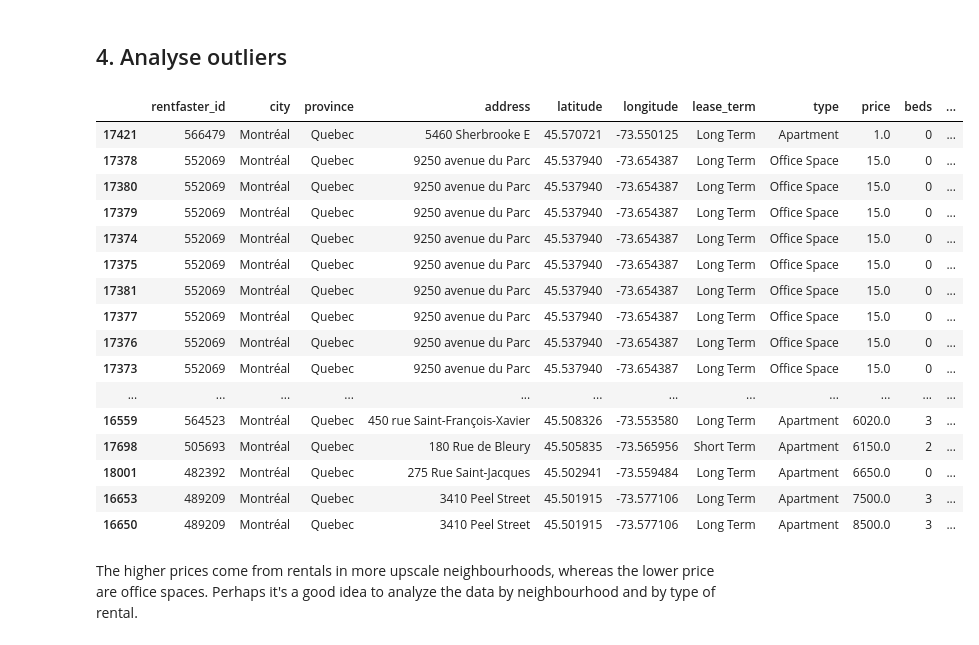
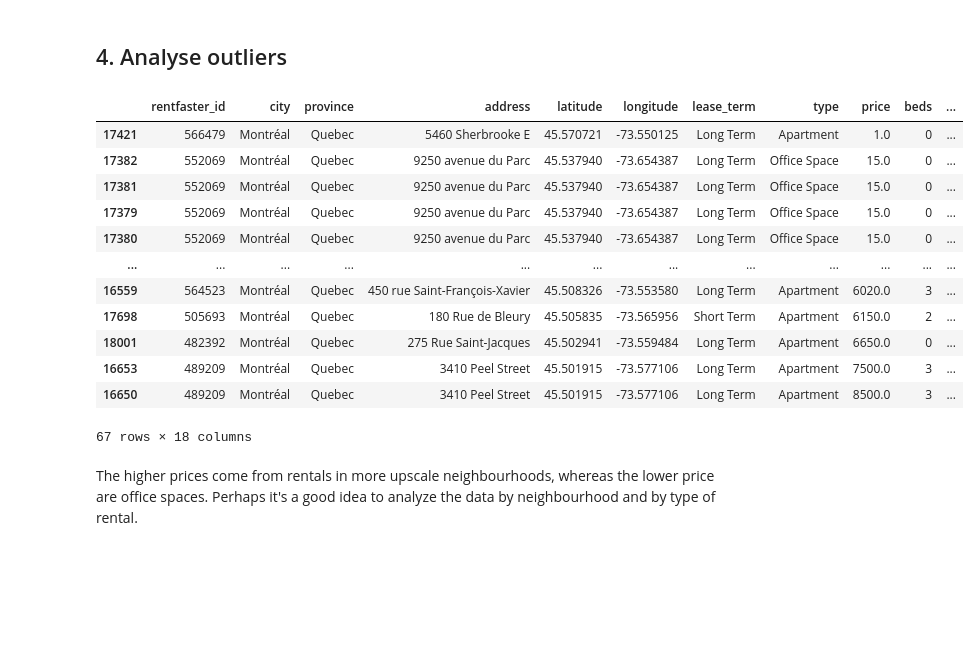
Before and after one commit to nadpierre/rental-prices-regression-project, a Jupyter notebook: DataAnalysis.ipynb, the cells around one changed output. Cells and saved outputs as stored; diff of their text form; code cells hidden in the pictures; blank space fills up the shorter version.

```diff
--- a/DataAnalysis.ipynb
+++ b/DataAnalysis.ipynb
@@ -450,36 +427,32 @@ There a lot of outliers when we look at the price distribution by city or provin
 # %% [markdown]
 ## 4. Analyse outliers
 # %%
-# Detect outliers for Montreal only
-dist = df['price'].describe()
+# Detect outliers for Montreal with the Inter Quantile Range (IQR) approach
+dist = montreal['price'].describe()
 
 Q1 = dist['25%']
 Q3 = dist['75%']
 IQR = Q3 - Q1
 
 lower = Q1 - 1.5*IQR
 upper = Q3 + 1.5*IQR
 
 montreal_outliers = montreal[(montreal['price'] < lower) | (montreal['price'] > upper)]
 montreal_outliers.sort_values(by='price')
 # %% [output]
 |  | rentfaster_id | city | province | address | latitude | longitude | lease_term | type | price | beds | ... |
 | 17421 | 566479 | Montréal | Quebec | 5460 Sherbrooke E | 45.570721 | -73.550125 | Long Term | Apartment | 1.0 | 0 | ... |
-| 17378 | 552069 | Montréal | Quebec | 9250 avenue du Parc | 45.537940 | -73.654387 | Long Term | Office Space | 15.0 | 0 | ... |
+| 17382 | 552069 | Montréal | Quebec | 9250 avenue du Parc | 45.537940 | -73.654387 | Long Term | Office Space | 15.0 | 0 | ... |
+| 17381 | 552069 | Montréal | Quebec | 9250 avenue du Parc | 45.537940 | -73.654387 | Long Term | Office Space | 15.0 | 0 | ... |
+| 17379 | 552069 | Montréal | Quebec | 9250 avenue du Parc | 45.537940 | -73.654387 | Long Term | Office Space | 15.0 | 0 | ... |
 | 17380 | 552069 | Montréal | Quebec | 9250 avenue du Parc | 45.537940 | -73.654387 | Long Term | Office Space | 15.0 | 0 | ... |
-| 17379 | 552069 | Montréal | Quebec | 9250 avenue du Parc | 45.537940 | -73.654387 | Long Term | Office Space | 15.0 | 0 | ... |
-| 17374 | 552069 | Montréal | Quebec | 9250 avenue du Parc | 45.537940 | -73.654387 | Long Term | Office Space | 15.0 | 0 | ... |
-| 17375 | 552069 | Montréal | Quebec | 9250 avenue du Parc | 45.537940 | -73.654387 | Long Term | Office Space | 15.0 | 0 | ... |
-| 17381 | 552069 | Montréal | Quebec | 9250 avenue du Parc | 45.537940 | -73.654387 | Long Term | Office Space | 15.0 | 0 | ... |
-| 17377 | 552069 | Montréal | Quebec | 9250 avenue du Parc | 45.537940 | -73.654387 | Long Term | Office Space | 15.0 | 0 | ... |
-| 17376 | 552069 | Montréal | Quebec | 9250 avenue du Parc | 45.537940 | -73.654387 | Long Term | Office Space | 15.0 | 0 | ... |
-| 17373 | 552069 | Montréal | Quebec | 9250 avenue du Parc | 45.537940 | -73.654387 | Long Term | Office Space | 15.0 | 0 | ... |
 | ... | ... | ... | ... | ... | ... | ... | ... | ... | ... | ... | ... |
 | 16559 | 564523 | Montréal | Quebec | 450 rue Saint-François-Xavier | 45.508326 | -73.553580 | Long Term | Apartment | 6020.0 | 3 | ... |
 | 17698 | 505693 | Montréal | Quebec | 180 Rue de Bleury | 45.505835 | -73.565956 | Short Term | Apartment | 6150.0 | 2 | ... |
 | 18001 | 482392 | Montréal | Quebec | 275 Rue Saint-Jacques | 45.502941 | -73.559484 | Long Term | Apartment | 6650.0 | 0 | ... |
 | 16653 | 489209 | Montréal | Quebec | 3410 Peel Street | 45.501915 | -73.577106 | Long Term | Apartment | 7500.0 | 3 | ... |
 | 16650 | 489209 | Montréal | Quebec | 3410 Peel Street | 45.501915 | -73.577106 | Long Term | Apartment | 8500.0 | 3 | ... |
+67 rows × 18 columns
 # %% [markdown]
 The higher prices come from rentals in more upscale neighbourhoods, whereas the lower price are office spaces. Perhaps it's a good idea to analyze the data by neighbourhood and by type of rental.
 # %% [raw]
```
Also changed, not shown: parts of 24 cells of this notebook, 2 other files.
